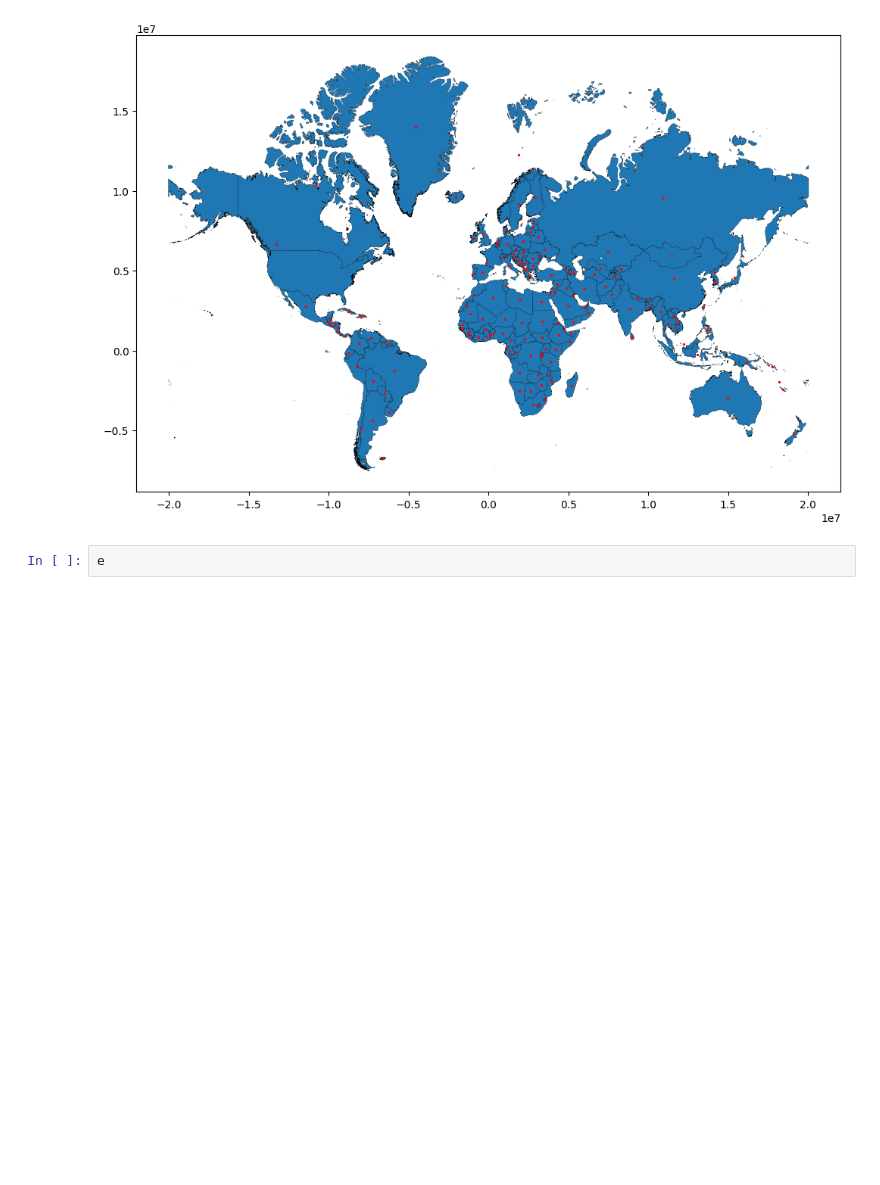
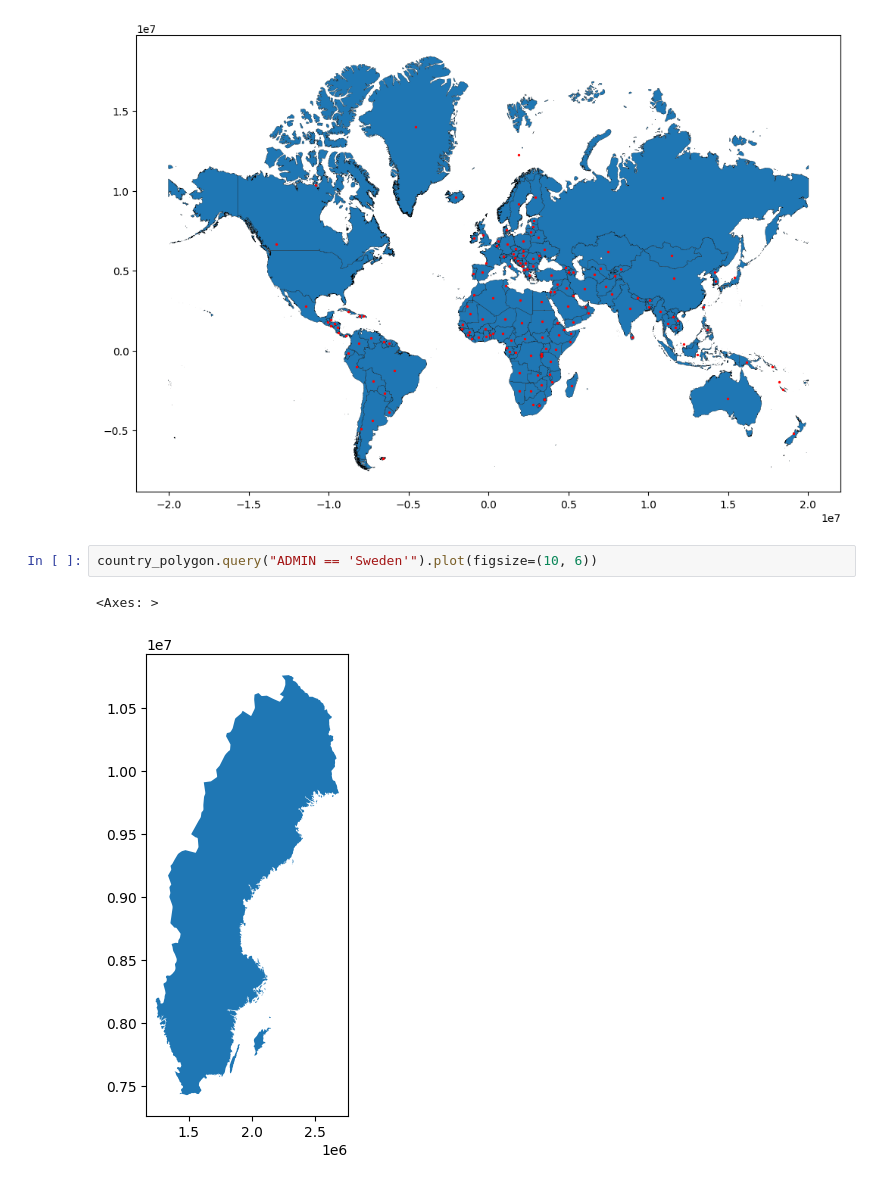
Before and after one commit to arunrajks/geospatial_analysis, a Jupyter notebook: countries_geopandas.ipynb, the cells around one changed output. Cells and saved outputs as stored; diff of their text form; blank space fills up the shorter version.

```diff
--- a/countries_geopandas.ipynb
+++ b/countries_geopandas.ipynb
@@ -66,5 +66,8 @@ country_polygon.centroid.plot(ax=ax, color='red', markersize=2)
 # %% [output]
 <Axes: >
 [figure]
-# %%
-e
+# %%
+country_polygon.query("ADMIN == 'Sweden'").plot(figsize=(10, 6))
+# %% [output]
+<Axes: >
+[figure, added]
```
Also changed, not shown: parts of 2 cells of this notebook, 1 other file.
